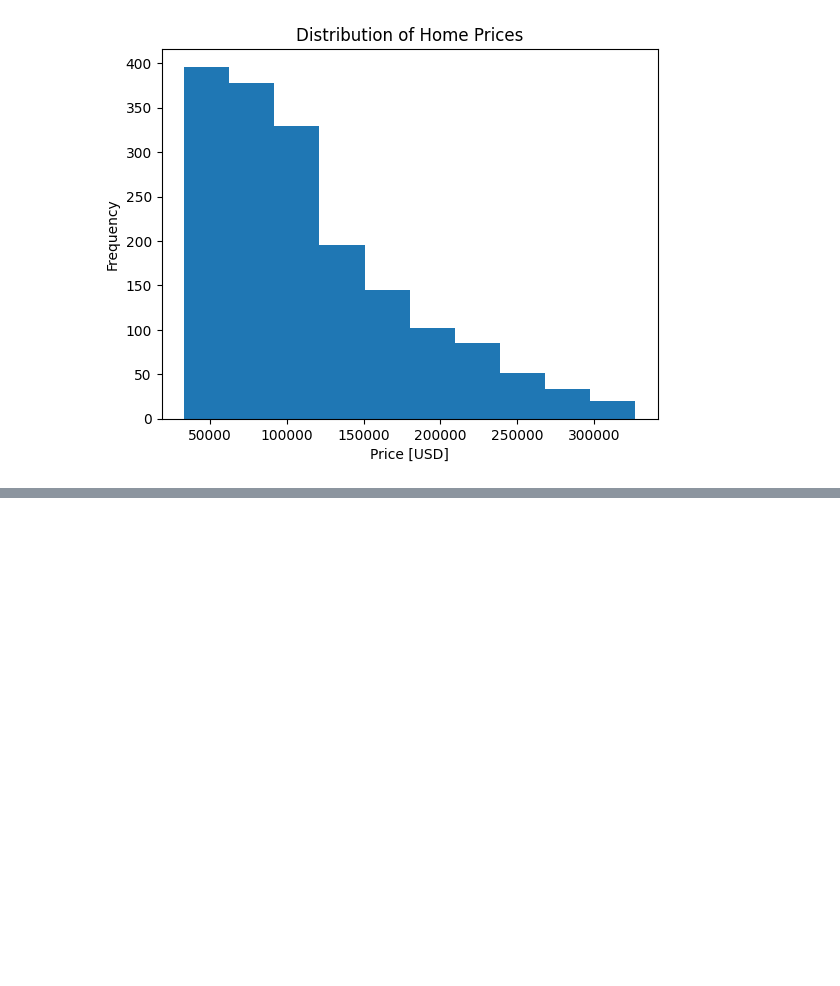
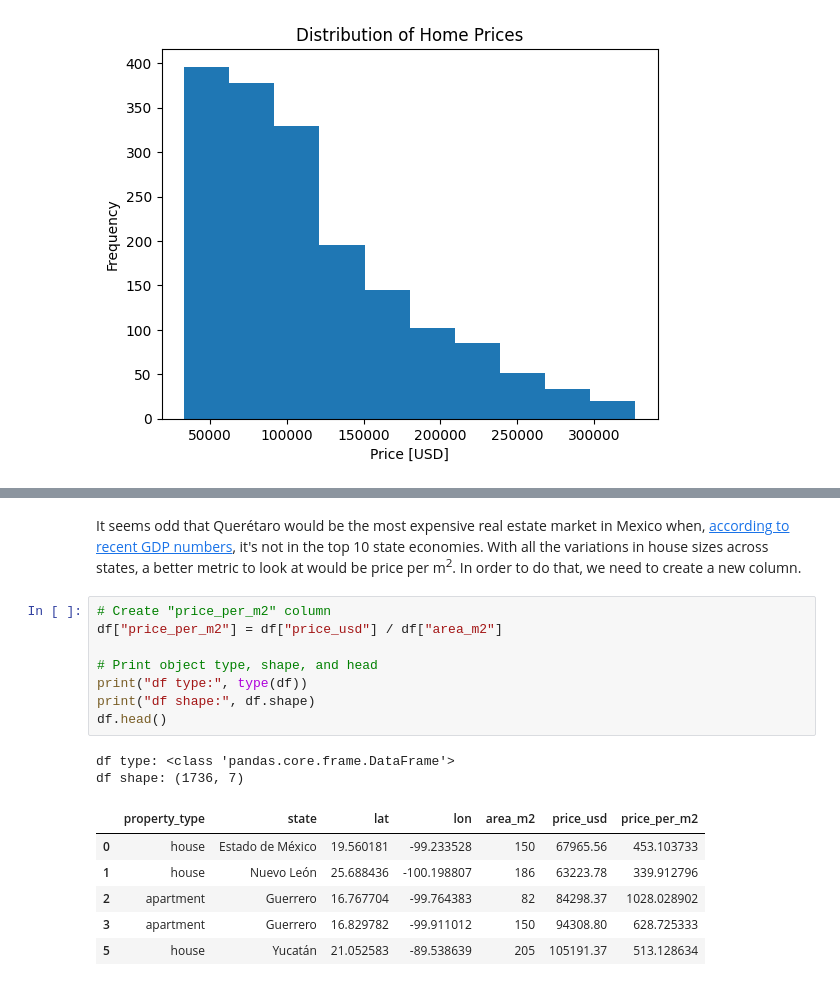
Before and after one commit to ibshafique/mlops_with_poridhi, a Jupyter notebook: prerequisite_projects/WQU_DS/01_housing_in_mexico/mexico_housing.ipynb, the cells around one changed output, grey strips where cells are left out. Drawn from its saved outputs; the diff is of its cells as text; blank space fills up the shorter version.

Commit message:
looking more into datas

```diff
--- a/prerequisite_projects/WQU_DS/01_housing_in_mexico/mexico_housing.ipynb
+++ b/prerequisite_projects/WQU_DS/01_housing_in_mexico/mexico_housing.ipynb
@@ -339,0 +369,19 @@ Text(0.5, 1.0, 'Distribution of Home Prices')
+# %% [markdown]
+It seems odd that Querétaro would be the most expensive real estate market in Mexico when, [according to recent GDP numbers](https://en.wikipedia.org/wiki/List_of_Mexican_states_by_GDP), it's not in the top 10 state economies. With all the variations in house sizes across states, a better metric to look at would be price per m<sup>2</sup>. In order to do that, we need to create a new column.
+# %%
+# Create "price_per_m2" column
+df["price_per_m2"] = df["price_usd"] / df["area_m2"]
+
+# Print object type, shape, and head
+print("df type:", type(df))
+print("df shape:", df.shape)
+df.head()
+# %% [output]
+df type: <class 'pandas.core.frame.DataFrame'>
+df shape: (1736, 7)
+|  | property_type | state | lat | lon | area_m2 | price_usd | price_per_m2 |
+| 0 | house | Estado de México | 19.560181 | -99.233528 | 150 | 67965.56 | 453.103733 |
+| 1 | house | Nuevo León | 25.688436 | -100.198807 | 186 | 63223.78 | 339.912796 |
+| 2 | apartment | Guerrero | 16.767704 | -99.764383 | 82 | 84298.37 | 1028.028902 |
+| 3 | apartment | Guerrero | 16.829782 | -99.911012 | 150 | 94308.80 | 628.725333 |
+| 5 | house | Yucatán | 21.052583 | -89.538639 | 205 | 105191.37 | 513.128634 |
```
Also changed, not shown: parts of 13 cells of this notebook.
